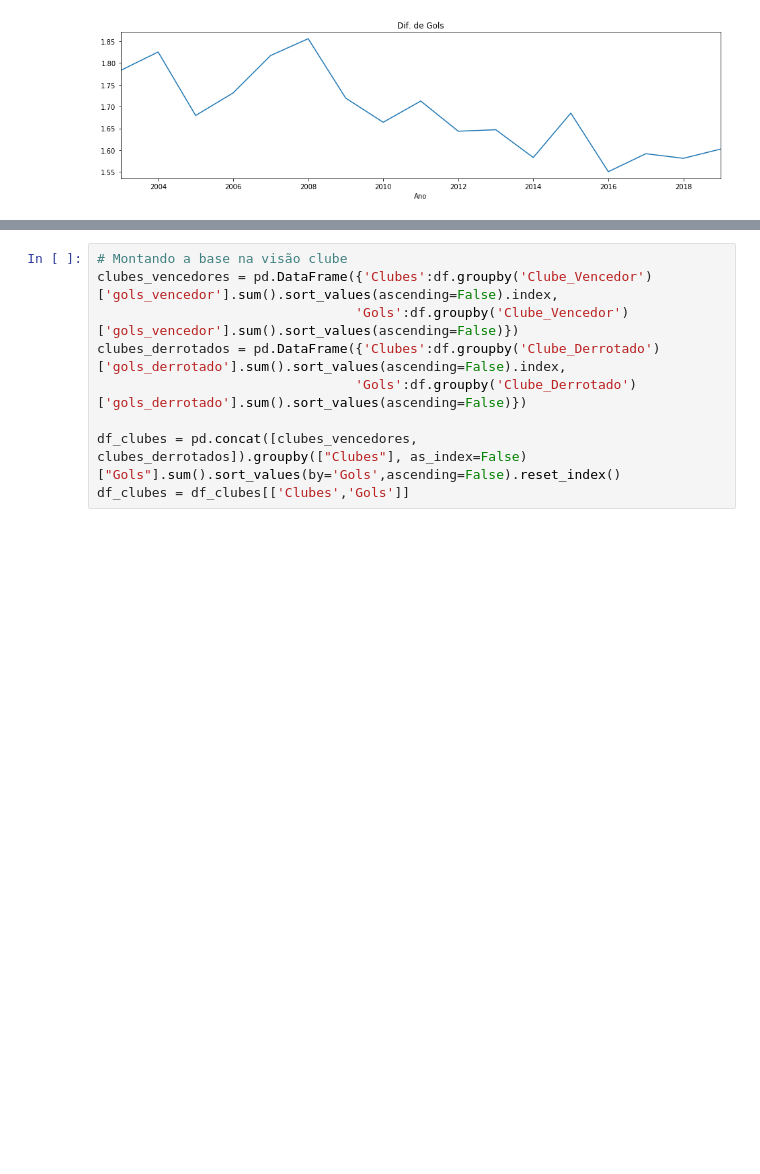
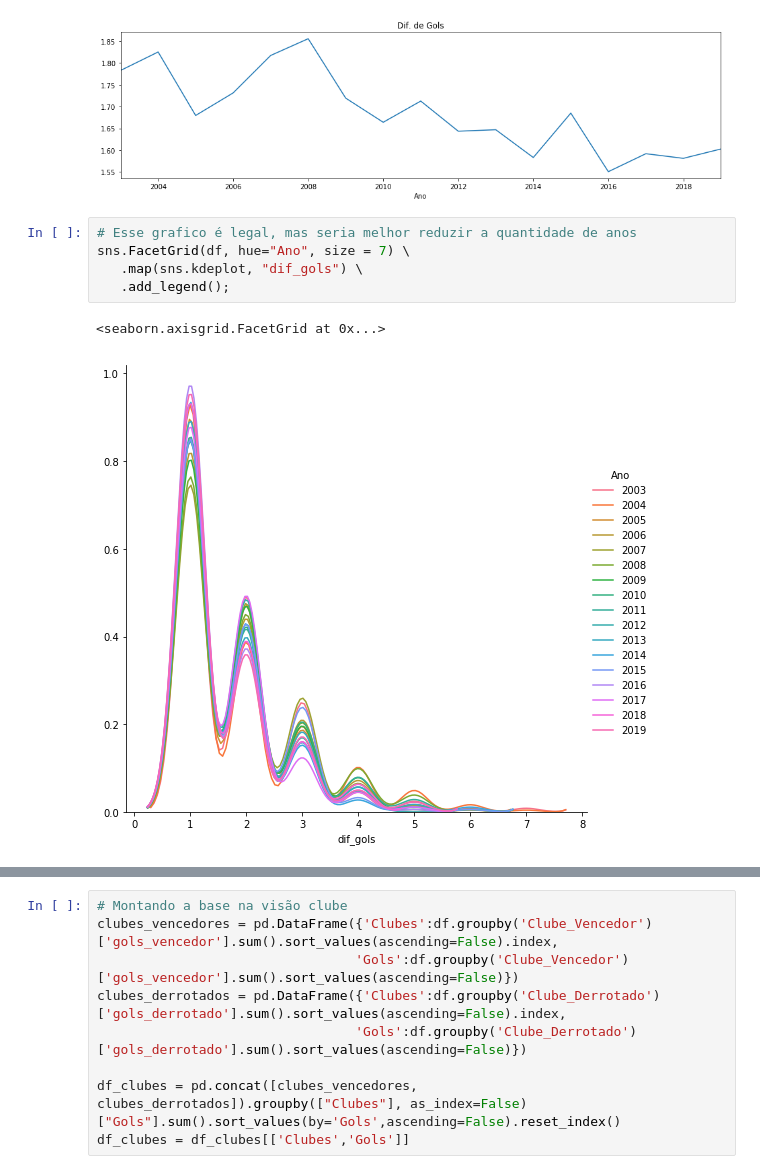
Before and after one commit to yukioandre/python, a Jupyter notebook: Analise_Brasileirao/Analise_Brasileirao.ipynb, the cells around one changed output, grey strips where cells are left out. Saved outputs shown, nothing was run; the diff lists cells and outputs as text; blank space fills up the shorter version.

```diff
--- a/Analise_Brasileirao/Analise_Brasileirao.ipynb
+++ b/Analise_Brasileirao/Analise_Brasileirao.ipynb
@@ -263,3 +255,11 @@ df.groupby('Ano')['dif_gols'].mean().plot(kind='line'); #evolucao da diferenca d
 df.groupby(')
 # %% [output]
 [figure]
+# %%
+# Esse grafico é legal, mas seria melhor reduzir a quantidade de anos
+sns.FacetGrid(df, hue="Ano", size = 7) \
+   .map(sns.kdeplot, "dif_gols") \
+   .add_legend();
+# %% [output]
+<seaborn.axisgrid.FacetGrid at 0x...>
+[figure, added]
```
Also changed, not shown: parts of 24 cells of this notebook.
